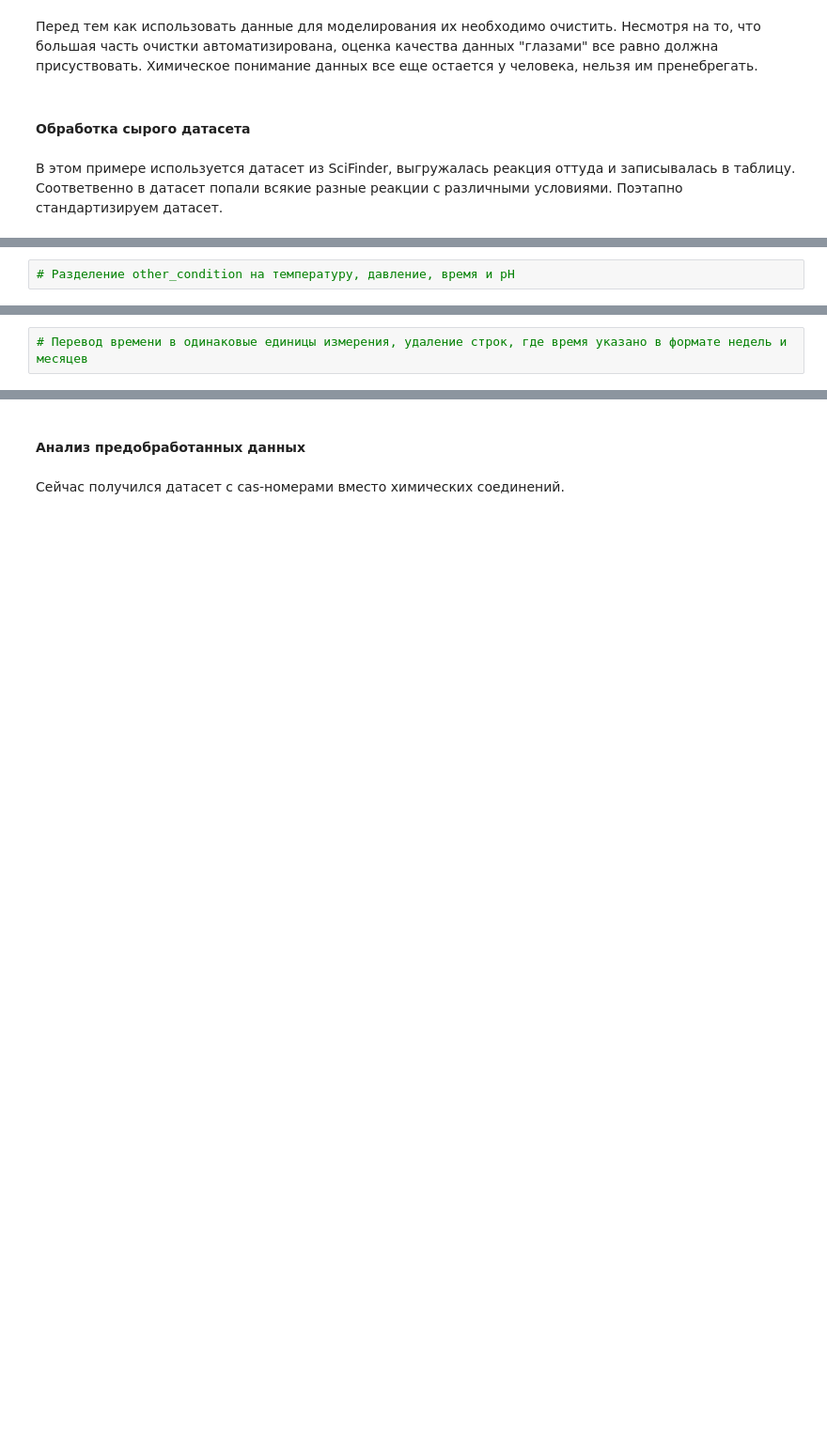
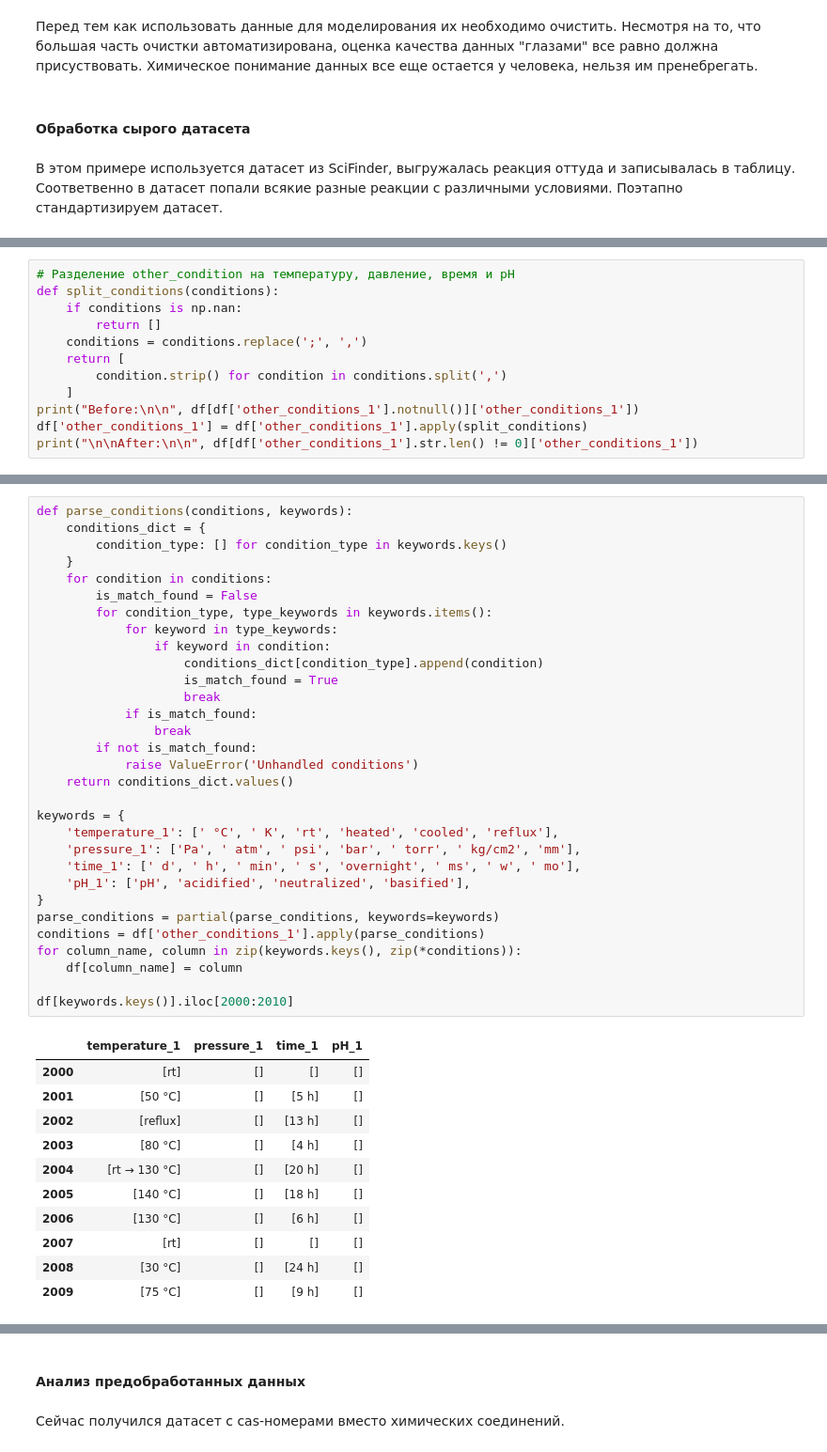
Before and after one commit to XenaN/Chem_conditions, a Jupyter notebook: notebooks/Tutorial.ipynb, the cells around one changed output, grey strips where cells are left out. Shown at 94% size. Saved outputs shown, nothing was run; the diff lists cells and outputs as text; blank space fills up the shorter version.

```diff
--- a/notebooks/Tutorial.ipynb
+++ b/notebooks/Tutorial.ipynb
@@ -98,2 +119,12 @@ Curr. Opin Drug Discov. Dev., 11 (2008), pp. 393-404
 # %%
 # Разделение other_condition на температуру, давление, время и pH
+def split_conditions(conditions):
+    if conditions is np.nan:
+        return []
+    conditions = conditions.replace(';', ',')
+    return [
+        condition.strip() for condition in conditions.split(',')
+    ]
+print("Before:\n\n", df[df['other_conditions_1'].notnull()]['other_conditions_1'])
+df['other_conditions_1'] = df['other_conditions_1'].apply(split_conditions)
+print("\n\nAfter:\n\n", df[df['other_conditions_1'].str.len() != 0]['other_conditions_1'])
@@ -100,2 +149,43 @@ Curr. Opin Drug Discov. Dev., 11 (2008), pp. 393-404
 # %%
-# Перевод времени в одинаковые единицы измерения, удаление строк, где время указано в формате недель и месяцев
+def parse_conditions(conditions, keywords):
+    conditions_dict = {
+        condition_type: [] for condition_type in keywords.keys()
+    }
+    for condition in conditions:
+        is_match_found = False
+        for condition_type, type_keywords in keywords.items():
+            for keyword in type_keywords:
+                if keyword in condition:
+                    conditions_dict[condition_type].append(condition)
+                    is_match_found = True
+                    break
+            if is_match_found:
+                break
+        if not is_match_found:
+            raise ValueError('Unhandled conditions')
+    return conditions_dict.values()
+
+keywords = {
+    'temperature_1': [' °C', ' K', 'rt', 'heated', 'cooled', 'reflux'],
+    'pressure_1': ['Pa', ' atm', ' psi', 'bar', ' torr', ' kg/cm2', 'mm'],
+    'time_1': [' d', ' h', ' min', ' s', 'overnight', ' ms', ' w', ' mo'],
+    'pH_1': ['pH', 'acidified', 'neutralized', 'basified'],
+}
+parse_conditions = partial(parse_conditions, keywords=keywords)
+conditions = df['other_conditions_1'].apply(parse_conditions)
+for column_name, column in zip(keywords.keys(), zip(*conditions)):
+    df[column_name] = column
+
+df[keywords.keys()].iloc[2000:2010]
+# %% [output]
+|  | temperature_1 | pressure_1 | time_1 | pH_1 |
+| 2000 | [rt] | [] | [] | [] |
+| 2001 | [50 °C] | [] | [5 h] | [] |
+| 2002 | [reflux] | [] | [13 h] | [] |
+| 2003 | [80 °C] | [] | [4 h] | [] |
+| 2004 | [rt → 130 °C] | [] | [20 h] | [] |
+| 2005 | [140 °C] | [] | [18 h] | [] |
+| 2006 | [130 °C] | [] | [6 h] | [] |
+| 2007 | [rt] | [] | [] | [] |
+| 2008 | [30 °C] | [] | [24 h] | [] |
+| 2009 | [75 °C] | [] | [9 h] | [] |
```
Also changed, not shown: parts of 33 cells of this notebook.
